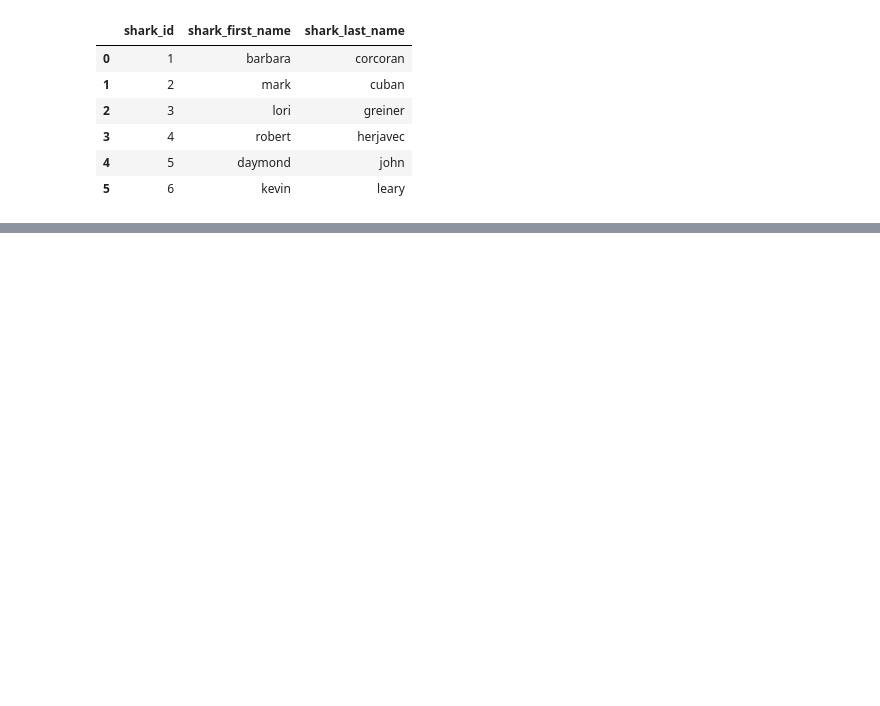
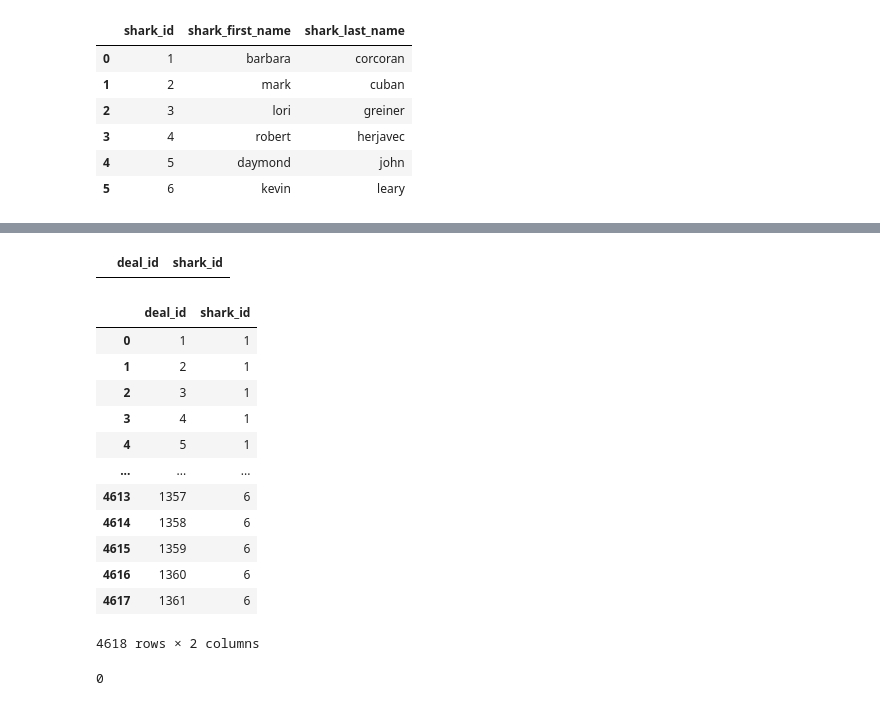
Before and after one commit to SaadNasir92/Shark_Tank_Deals_Analysis, a Jupyter notebook: eda_2.ipynb, the cells around one changed output, grey strips where cells are left out. Drawn from its saved outputs; the diff is of its cells as text; code cells hidden in the pictures; blank space fills up the shorter version.

Commit message:
Finished shark_deal junction table.

```diff
--- a/eda_2.ipynb
+++ b/eda_2.ipynb
@@ -214,7 +219,12 @@ guest_columns
 # %%
 # Splicing columns for this table
 
-deals_df = df[['got_deal', 'original_ask_amount', 'original_offered_equity', 'valuation_requested', 'total_deal_amount', 'total_deal_equity', 'deal_valuation', 'investment_amount_per_shark', 'equity_per_shark', 'original_air_date', 'startup_name', 'episode_number']].copy()
+deals_df = df[['got_deal', 'original_ask_amount', 'original_offered_equity', 'valuation_requested', 'total_deal_amount', 'total_deal_equity', 'deal_valuation', 'investment_amount_per_shark', 'equity_per_shark', 'original_air_date', 'startup_name', 'episode_number', 'barbara_corcoran_present',
+ 'mark_cuban_present',
+ 'lori_greiner_present',
+ 'robert_herjavec_present',
+ 'daymond_john_present',
+ 'kevin_o_leary_present']].copy()
 # %%
 deals_df.dtypes
 # %% [output]
@@ -368,0 +411,41 @@ sharks_df
+# %%
+shark_columns = {
+    'barbara_corcoran_present': 1,
+    'mark_cuban_present': 2,
+    'lori_greiner_present': 3,
+    'robert_herjavec_present': 4,
+    'daymond_john_present': 5,
+    'kevin_o_leary_present': 6
+}
+# %%
+shark_deal_df = pd.DataFrame(columns=['deal_id', 'shark_id'])
+shark_deal_df
+# %% [output]
+|  | deal_id | shark_id |
+# %%
+for shark, shark_id in shark_columns.items():
+    tempdf = deals_df[deals_df[shark] == True].copy()
+    tempdf['shark_id'] = shark_id
+    tempdf = tempdf[['deal_id', 'shark_id']]
+    shark_deal_df = pd.concat([shark_deal_df, tempdf], ignore_index=True)
+
+
+shark_deal_df
+# %% [output]
+|  | deal_id | shark_id |
+| 0 | 1 | 1 |
+| 1 | 2 | 1 |
+| 2 | 3 | 1 |
+| 3 | 4 | 1 |
+| 4 | 5 | 1 |
+| ... | ... | ... |
+| 4613 | 1357 | 6 |
+| 4614 | 1358 | 6 |
+| 4615 | 1359 | 6 |
+| 4616 | 1360 | 6 |
+| 4617 | 1361 | 6 |
+4618 rows × 2 columns
+# %%
+shark_deal_df.duplicated(subset=['deal_id', 'shark_id']).sum()
+# %% [output]
+0
```
Also changed, not shown: parts of 9 cells of this notebook, 1 other file.
